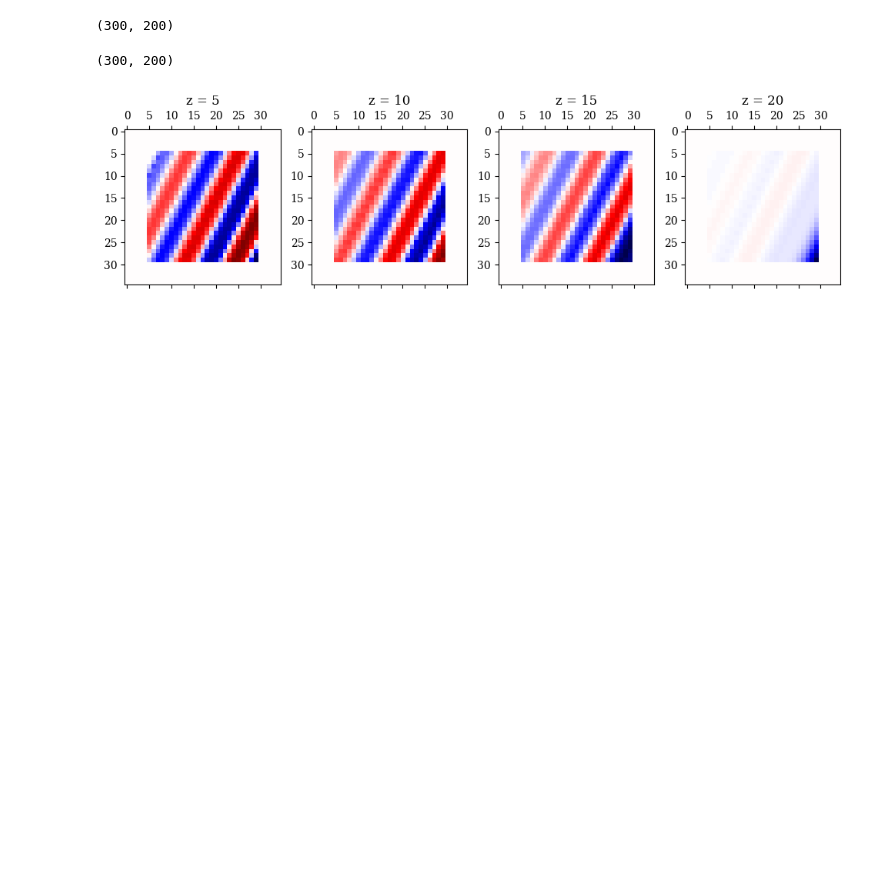
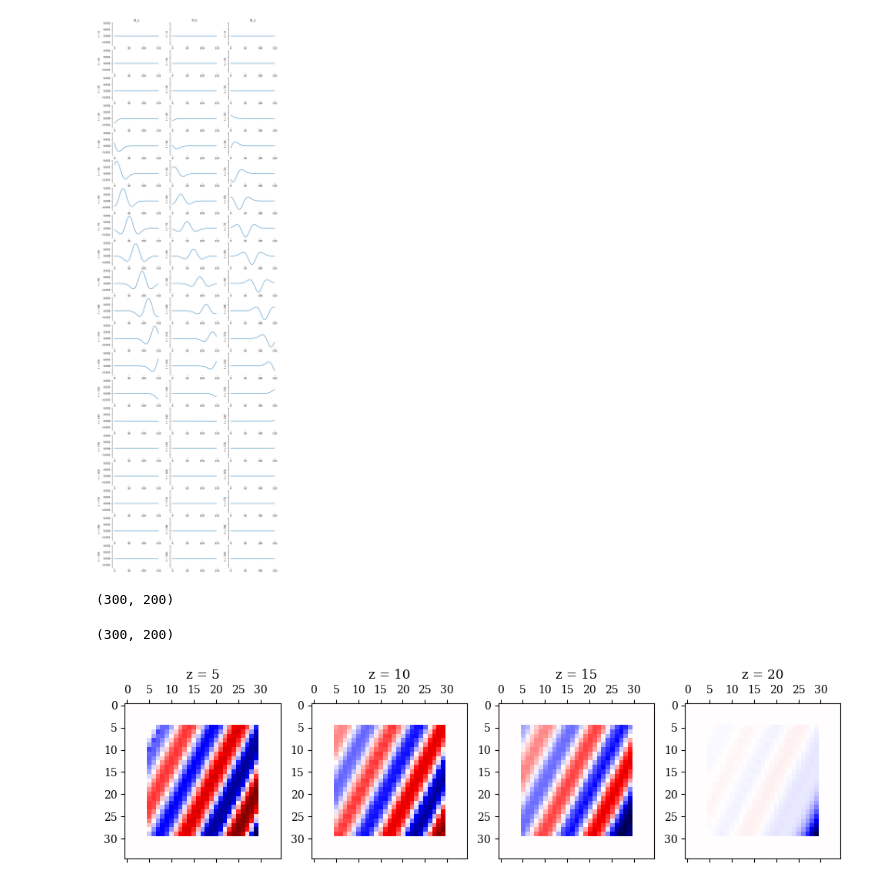
Before and after one commit to AdittyaPal/GSoC-23, a Jupyter notebook: ftdt3d_dpw_tfsf_trial1 (copy).ipynb, the cells around one changed output. Saved outputs shown, nothing was run; the diff lists cells and outputs as text; code cells hidden in the pictures; blank space fills up the shorter version.

```diff
--- a/ftdt3d_dpw_tfsf_trial1 (copy).ipynb
+++ b/ftdt3d_dpw_tfsf_trial1 (copy).ipynb
@@ -109,3 +127,33 @@ plt.show()
+# %%
+fig, axes = plt.subplots(20, 3, figsize=(12, 40), sharey=True)
+
+for i in range(20):
+    axes[i, 0].plot(H[0, 20:170, i*10])
+    axes[i, 0].set_ylabel('t = {}'.format(i*10), rotation='vertical')
+    axes[i, 0].spines['top'].set_visible(False)
+    axes[i, 0].spines['right'].set_visible(False)
+    axes[i, 0].spines['bottom'].set_visible(False)
+axes[0, 0].set_title("H_x")
+
+for i in range(20):
+    axes[i, 1].plot(H[1, 20:170, i*10])
+    axes[i, 1].set_ylabel('t = {}'.format(i*10), rotation='vertical')
+    axes[i, 1].spines['top'].set_visible(False)
+    axes[i, 1].spines['right'].set_visible(False)
+    axes[i, 1].spines['bottom'].set_visible(False)
+axes[0, 1].set_title("H_y")
+
+for i in range(20):
+    axes[i, 2].plot(H[2, 20:170, i*10])
+    axes[i, 2].set_ylabel('t = {}'.format(i*10), rotation='vertical')
+    axes[i, 2].spines['top'].set_visible(False)
+    axes[i, 2].spines['right'].set_visible(False)
+    axes[i, 2].spines['bottom'].set_visible(False)
+axes[0, 2].set_title("H_z")
+
+plt.show()
+# %% [output]
+[figure, added]
 # %%
 fields = np.genfromtxt('./electric_z.csv')
 print(fields.shape)
```
Also changed, not shown: parts of 9 cells of this notebook.
